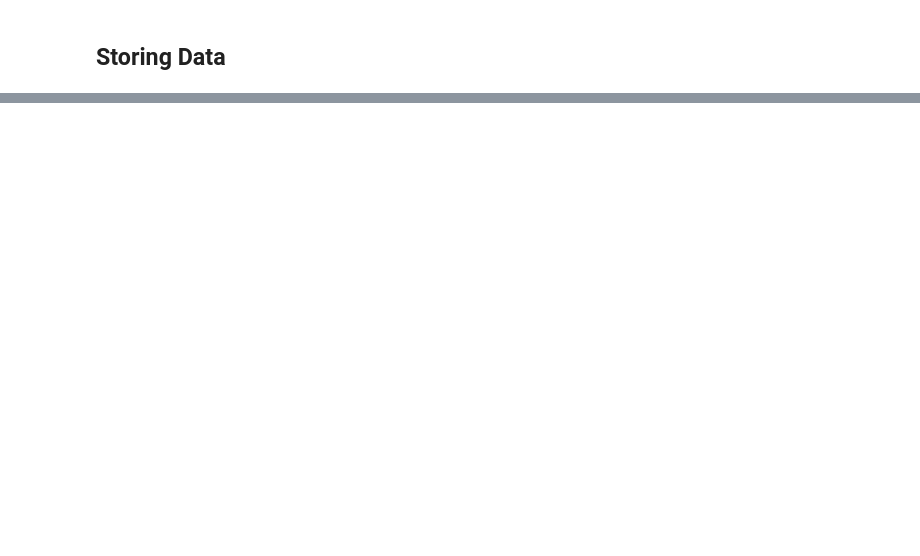
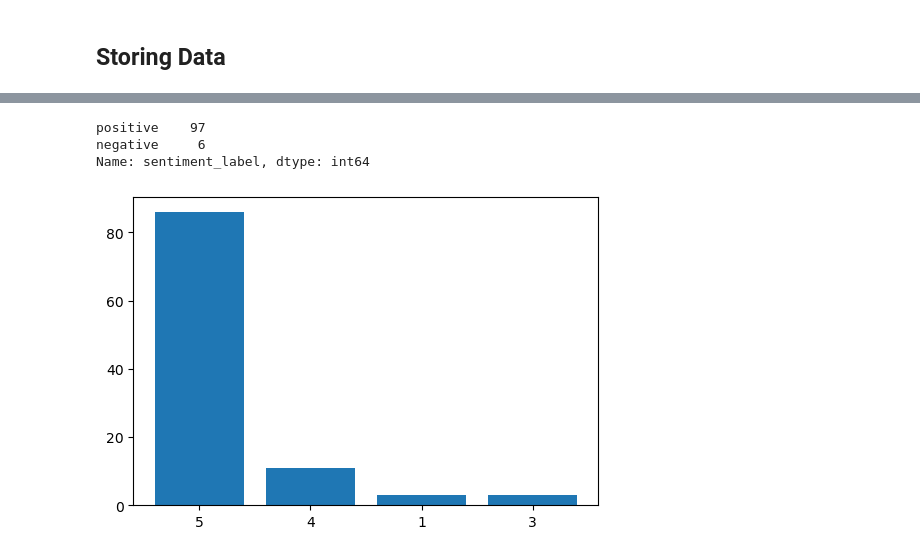
Before and after one commit to ahamzah003/webscrape, a Jupyter notebook: playstore/app-review-analysis.ipynb, the cells around one changed output, grey strips where cells are left out. Cells and saved outputs as stored; diff of their text form; code cells hidden in the pictures; blank space fills up the shorter version.

```diff
--- a/playstore/app-review-analysis.ipynb
+++ b/playstore/app-review-analysis.ipynb
@@ -421,0 +434,3 @@ df_clean.head(5)
+# %%
+df_clean['app_version'] = df_clean['app_version'].astype('str')
+df_clean['star_rating'] = df_clean['star_rating'].astype('str')
@@ -437,0 +485,15 @@ df_clean.to_csv('learnhtmlpro-clean.csv')
+# %%
+df_clean['sentiment_label'].value_counts()
+# %% [output]
+positive    97
+negative     6
+Name: sentiment_label, dtype: int64
+# %%
+x = df_clean['star_rating'].unique()
+y = df_clean['star_rating'].value_counts()
+
+plt.figure(figsize=(6,4))
+plt.bar(x,y)
+plt.show()
+# %% [output]
+[figure, added]
```
Also changed, not shown: parts of 28 cells of this notebook, 1 other file.
